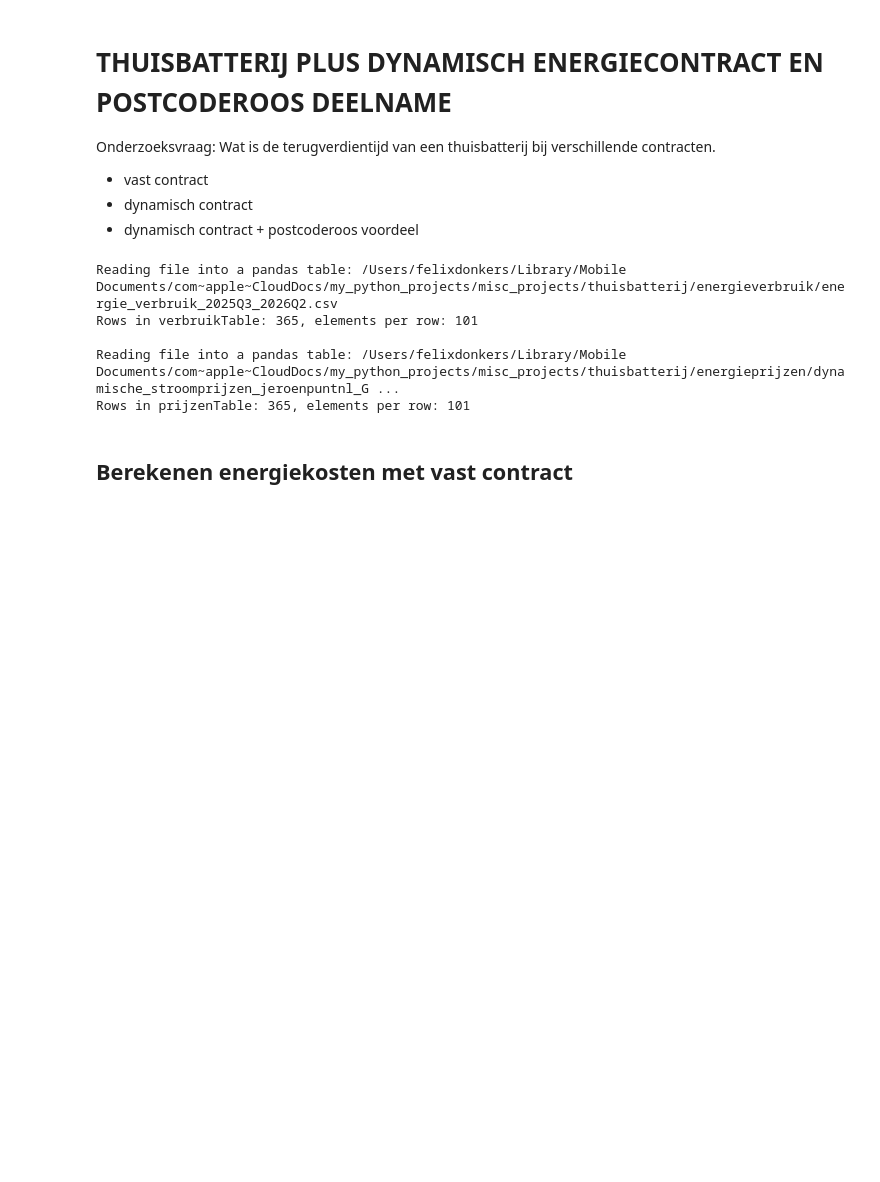
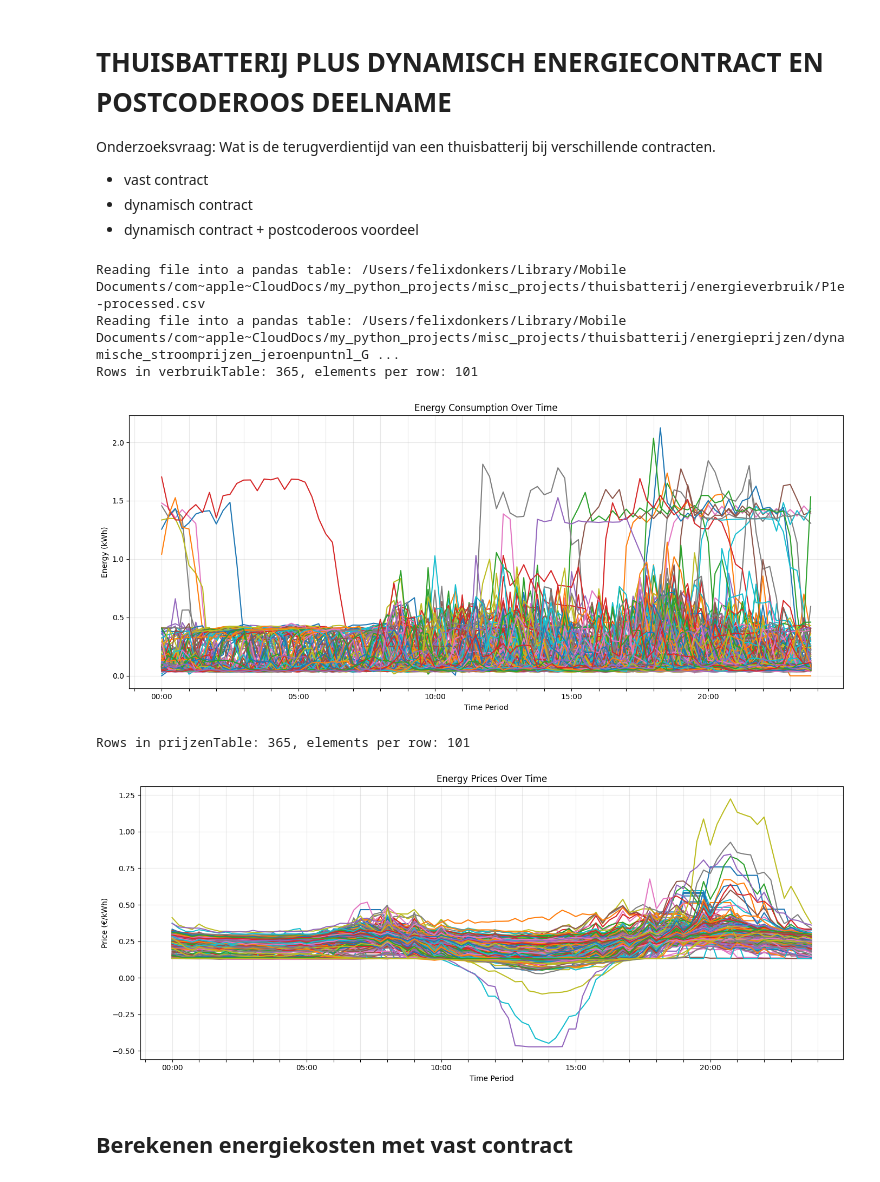
Before and after one commit to FDonkers/thuisbatterij, a Jupyter notebook: energiekosten/bereken_energiekosten.ipynb, the cells around one changed output. Cells and saved outputs as stored; diff of their text form; code cells hidden in the pictures; blank space fills up the shorter version.

```diff
--- a/energiekosten/bereken_energiekosten.ipynb
+++ b/energiekosten/bereken_energiekosten.ipynb
@@ -9,40 +9,73 @@ Wat is de terugverdientijd van een thuisbatterij bij verschillende contracten.
 # %%
 # INLEZEN DATA BESTANDEN EN CONSTANTES
 
 from pathlib import Path
+import matplotlib.pyplot as plt
+from matplotlib.ticker import MultipleLocator
 import pandas as pd
 
-VERBRUIK_CSV = (Path.cwd() / "../energieverbruik/energie_verbruik_2025Q3_2026Q2.csv").resolve()
-PRIJZEN_CSV = (Path.cwd() / "../energieprijzen/dynamische_stroomprijzen_jeroenpuntnl_GreenChoice_2025-07-01_2026-07-01_all_in.csv").resolve()
+ENERGY_CONSUMPTION_CSV = (Path.cwd() / "../energieverbruik/P1e-processed.csv").resolve()
+ENERGY_PRICES_CSV = (Path.cwd() / "../energieprijzen/dynamische_stroomprijzen_jeroenpuntnl_GreenChoice_2025-07-01_2026-07-01_all_in.csv").resolve()
 
-BATTERIJ_CAPACITEIT = 2 # kWh
-LAAD_VERMOGEN = 2.5 # kW
+EXCLUDED_COLUMNS = {"date", "total", "minimum", "average", "maximum"}
+
+KWH_PRICE = 0.27  # €/kWh
+BATTERY_CAPACITY = 6 # kWh
+CHARGING_POWER = .8 # kW
 RTE = 0.9  # round-trip efficiency
-BATTERIJ_PRIJS_PER_KWH = 500  # euro per kWh
-BATTERIJ_PRIJS = 250 + BATTERIJ_PRIJS_PER_KWH * BATTERIJ_CAPACITEIT
+BATTERY_COSTS_PER_KWH = 500  # euro per kWh
+BATTERY_PRICE = 250 + BATTERY_COSTS_PER_KWH * BATTERY_CAPACITY
 
 def read_csv_to_dataframe(csv_path: Path) -> pd.DataFrame:
     print(f"Reading file into a pandas table: {csv_path}")
     return pd.read_csv(csv_path, encoding="utf-8")
 
+def plot_dataframe(df: pd.DataFrame, title: str, xlabel: str, ylabel: str):
+    numeric_columns = [col for col in df.columns if col.lower() not in EXCLUDED_COLUMNS]
+    fig, ax = plt.subplots(figsize=(14, 6))
+    df[numeric_columns].T.plot(ax=ax, legend=False)
+    ax.xaxis.set_major_locator(MultipleLocator(4))
+    ax.set_title(title)
+    ax.set_xlabel(xlabel)
+    ax.set_ylabel(ylabel)
+    ax.grid(True, alpha=0.3)
+    plt.tight_layout()
+    plt.show()
+
 try:
-    verbruikTable = read_csv_to_dataframe(VERBRUIK_CSV)
-    print(f"Rows in verbruikTable: {len(verbruikTable)}, elements per row: {len(verbruikTable.columns)}")
+    predictedEnergyConsumption = read_csv_to_dataframe(ENERGY_CONSUMPTION_CSV)
+    energyPrices = read_csv_to_dataframe(ENERGY_PRICES_CSV)
+
+    # Plot the verbruikTable
+    print(f"Rows in verbruikTable: {len(predictedEnergyConsumption)}, elements per row: {len(predictedEnergyConsumption.columns)}")
     # print(verbruikTable.head())
+    plot_dataframe(
+        predictedEnergyConsumption,
+        # predictedEnergyConsumption[predictedEnergyConsumption['date'] == '2025-11-12'],
+        # predictedEnergyConsumption[predictedEnergyConsumption['date'] == '2025-11-13'],
+        # predictedEnergyConsumption[predictedEnergyConsumption['date'] == '2025-11-14'],
+        "Energy Consumption Over Time", "Time Period", "Energy (kWh)"
+    )
 
-    print()
-
-    prijzenTable = read_csv_to_dataframe(PRIJZEN_CSV)
-    print(f"Rows in prijzenTable: {len(prijzenTable)}, elements per row: {len(prijzenTable.columns)}")
-    # print(prijzenTable.tail())
+    # Plot the prijzenTable
+    print(f"Rows in prijzenTable: {len(energyPrices)}, elements per row: {len(energyPrices.columns)}")
+    # print(energyPrices.head())
+    plot_dataframe(
+        energyPrices,
+        # energyPrices[energyPrices['date'] == '2025-11-12'],
+        # energyPrices[energyPrices['date'] == '2025-11-13'],
+        # energyPrices[energyPrices['date'] == '2025-11-14'],
+        "Energy Prices Over Time", "Time Period", "Price (€/kWh)"
+    )
 except Exception as exc:
     print(f"Error loading pandas table: {exc}")
 # %% [output]
-Reading file into a pandas table: /Users/felixdonkers/Library/Mobile Documents/com~apple~CloudDocs/my_python_projects/misc_projects/thuisbatterij/energieverbruik/energie_verbruik_2025Q3_2026Q2.csv
+Reading file into a pandas table: /Users/felixdonkers/Library/Mobile Documents/com~apple~CloudDocs/my_python_projects/misc_projects/thuisbatterij/energieverbruik/P1e-processed.csv
+Reading file into a pandas table: /Users/felixdonkers/Library/Mobile Documents/com~apple~CloudDocs/my_python_projects/misc_projects/thuisbatterij/energieprijzen/dynamische_stroomprijzen_jeroenpuntnl_G ...
 Rows in verbruikTable: 365, elements per row: 101
-
-Reading file into a pandas table: /Users/felixdonkers/Library/Mobile Documents/com~apple~CloudDocs/my_python_projects/misc_projects/thuisbatterij/energieprijzen/dynamische_stroomprijzen_jeroenpuntnl_G ...
-Rows in prijzenTable: 365, elements per row: 101
+[figure, added]
+Rows in prijzenTable: 365, elements per row: 101
+[figure, added]
 # %% [markdown]
 ## Berekenen energiekosten met vast contract
 # %%
```
Also changed, not shown: parts of 5 cells of this notebook, 3 other files.
